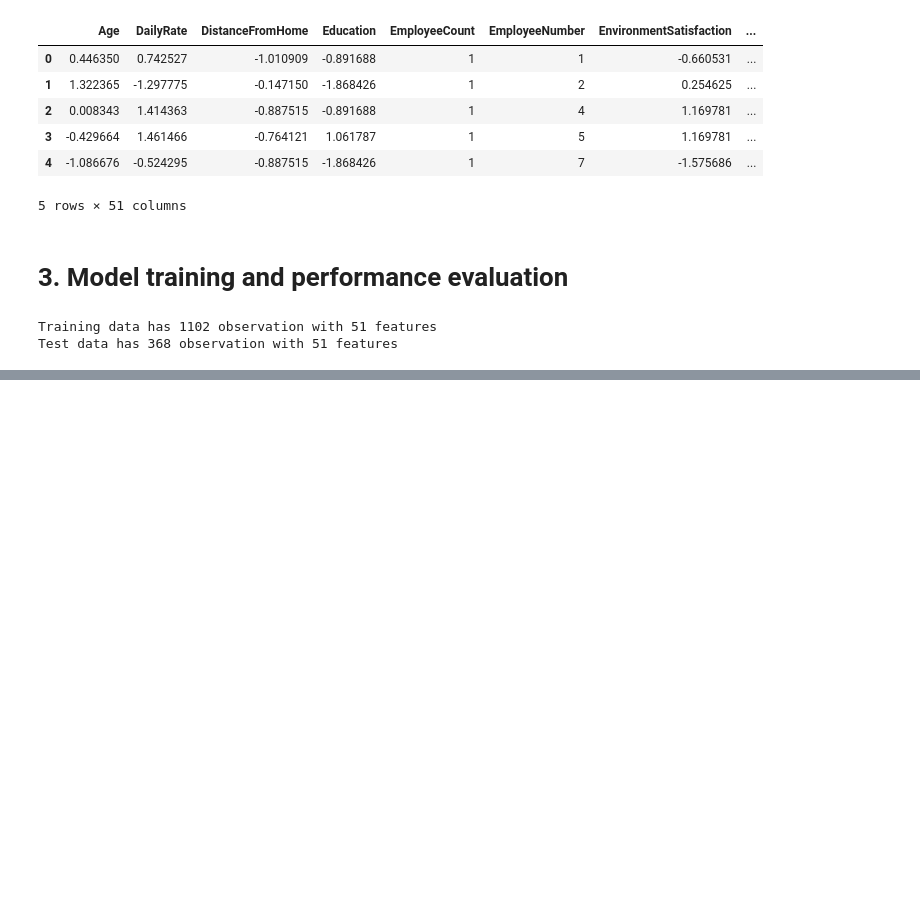
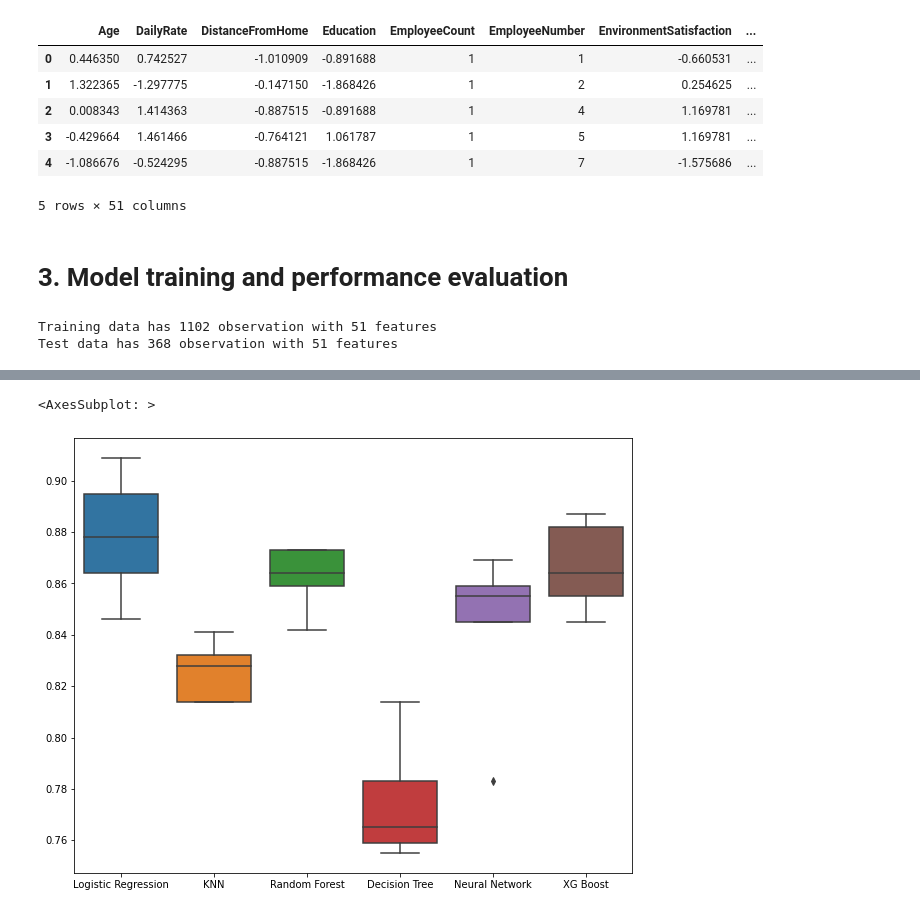
Before and after one commit to dalemunroe/project-4_group-2, a Jupyter notebook: IBM Employee Attrition.ipynb, the cells around one changed output, grey strips where cells are left out. Drawn from its saved outputs; the diff is of its cells as text; code cells hidden in the pictures; blank space fills up the shorter version.

```diff
--- a/IBM Employee Attrition.ipynb
+++ b/IBM Employee Attrition.ipynb
@@ -256,3 +252,10 @@ rf = RandomForestClassifier(random_state = 6)
 dt = DecisionTreeClassifier(random_state = 6)
 mlp = MLPClassifier(random_state = 6)
 xg = xgb.XGBClassifier(random_state = 6)
+# %%
+# naive approach on each models without hyperparameter tuning
+model_list = [lr,knn,rf,dt,mlp,xg]
+score_res = []
+for model in model_list:
+    draft = model_selection.cross_val_score(model, X_train, y_train, cv = 5)
+    score_res.append(draft)
@@ -258,0 +280,8 @@ xg = xgb.XGBClassifier(random_state = 6)
+# %%
+# print out naive approach performance
+model_names = ['Logistic Regression', 'KNN', 'Random Forest','Decision Tree','Neural Network','XG Boost']
+idx = ['cv_1','cv_2','cv_3','cv_4','cv_5']
+df_accuracy = pd.DataFrame(np.array(score_res).T, columns = model_names, index = idx).round(decimals=3)
+print('='*60)
+print('The Score is listed below \n\n',df_accuracy)
+print('='*60)
@@ -258,0 +306,7 @@ xg = xgb.XGBClassifier(random_state = 6)
+# %%
+# visualize the performance of different machine learning models
+plt.figure(figsize=(10, 8))
+sns.boxplot(data = df_accuracy)
+# %% [output]
+<AxesSubplot: >
+[figure, added]
```
Also changed, not shown: parts of 25 cells of this notebook.
